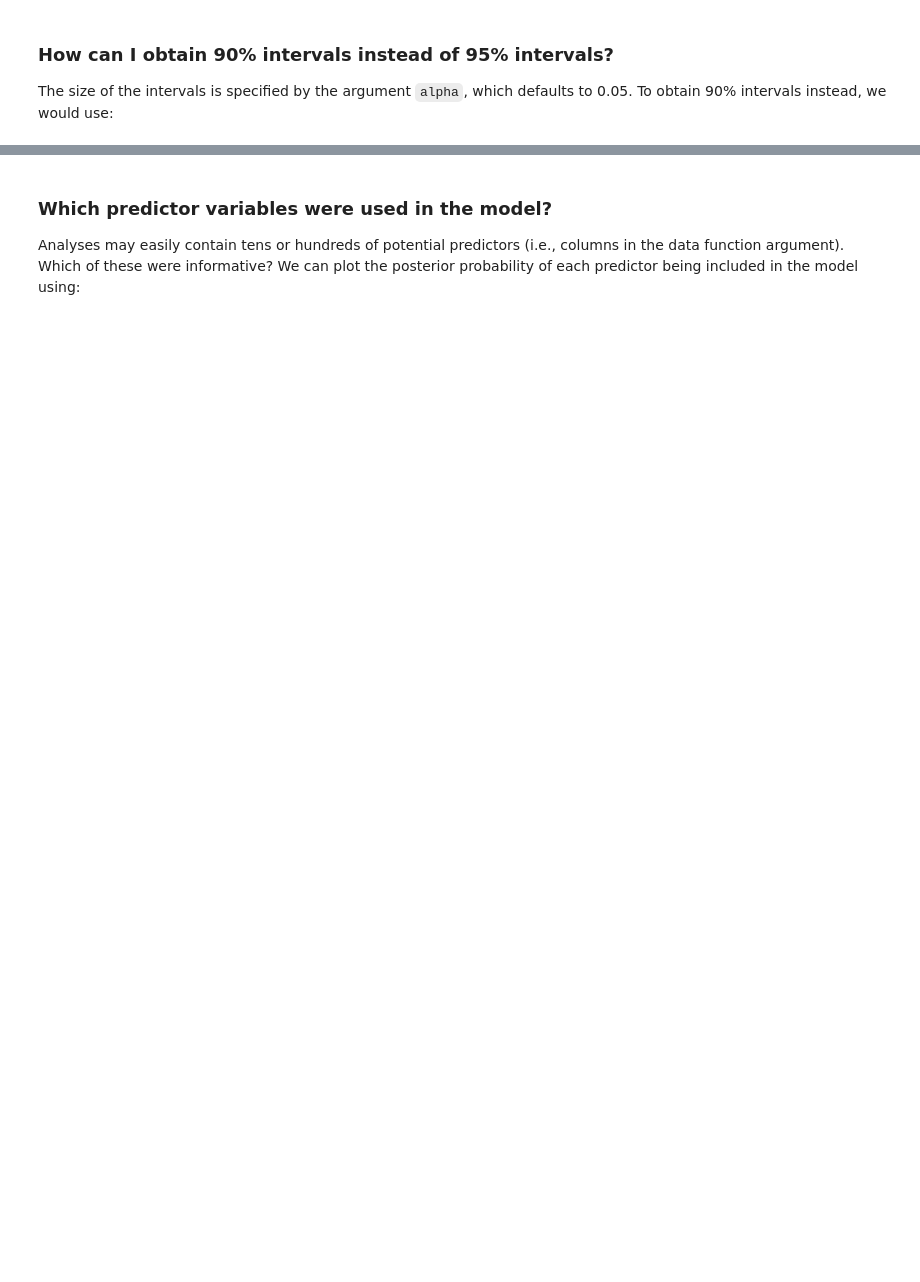
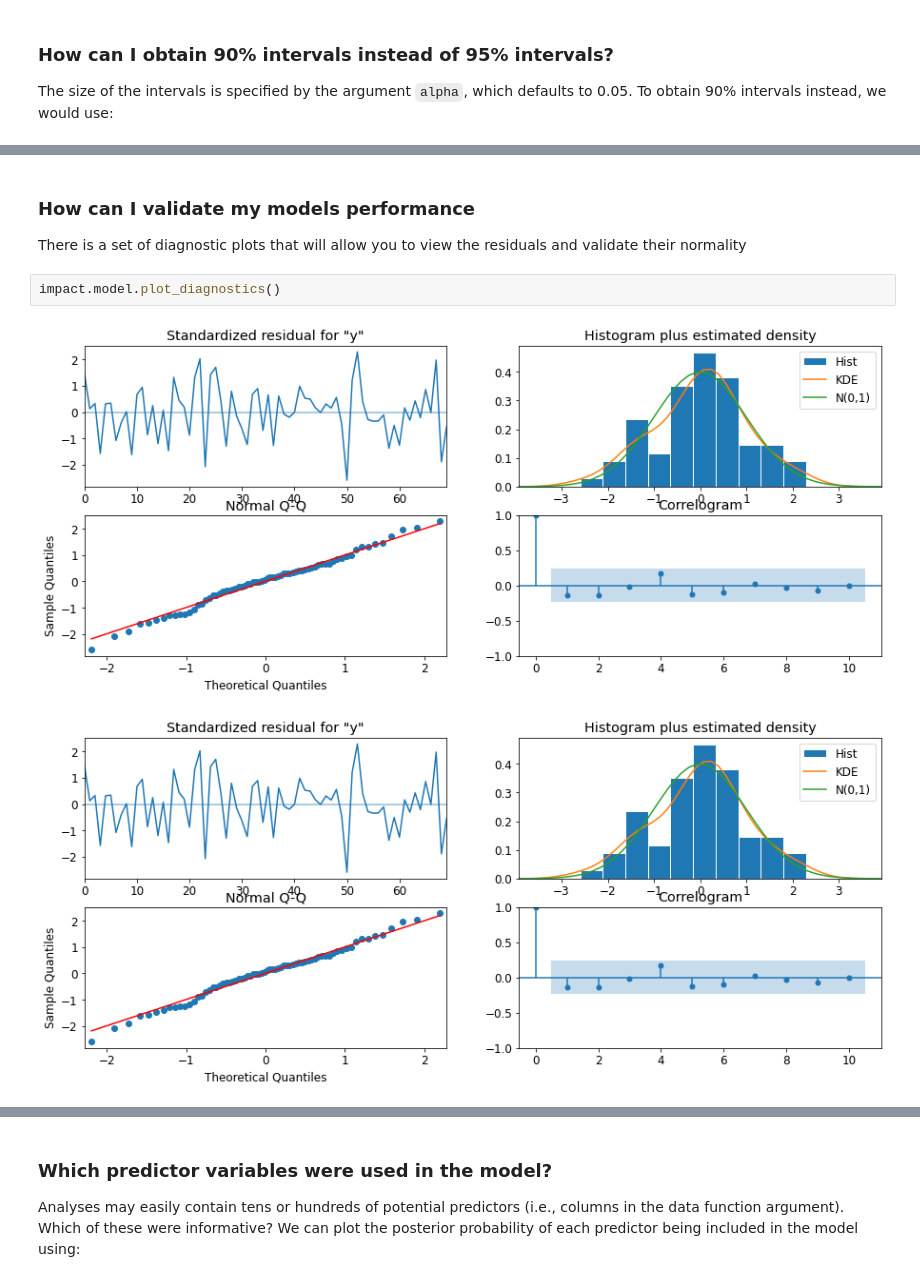
Before and after one commit to jamalsenouci/causalimpact, a Jupyter notebook: GettingStarted.ipynb, the cells around one changed output, grey strips where cells are left out. Cells and saved outputs as stored; diff of their text form; blank space fills up the shorter version.

```diff
--- a/GettingStarted.ipynb
+++ b/GettingStarted.ipynb
@@ -293,0 +377,8 @@ impact = CausalImpact(data, pre_period, post_period, alpha = 0.1)
+# %% [markdown]
+### How can I validate my models performance
+There is a set of diagnostic plots that will allow you to view the residuals and validate their normality
+# %%
+impact.model.plot_diagnostics()
+# %% [output]
+[figure, added]
+[figure, added]
```
Also changed, not shown: parts of 22 cells of this notebook, 32 other files.
